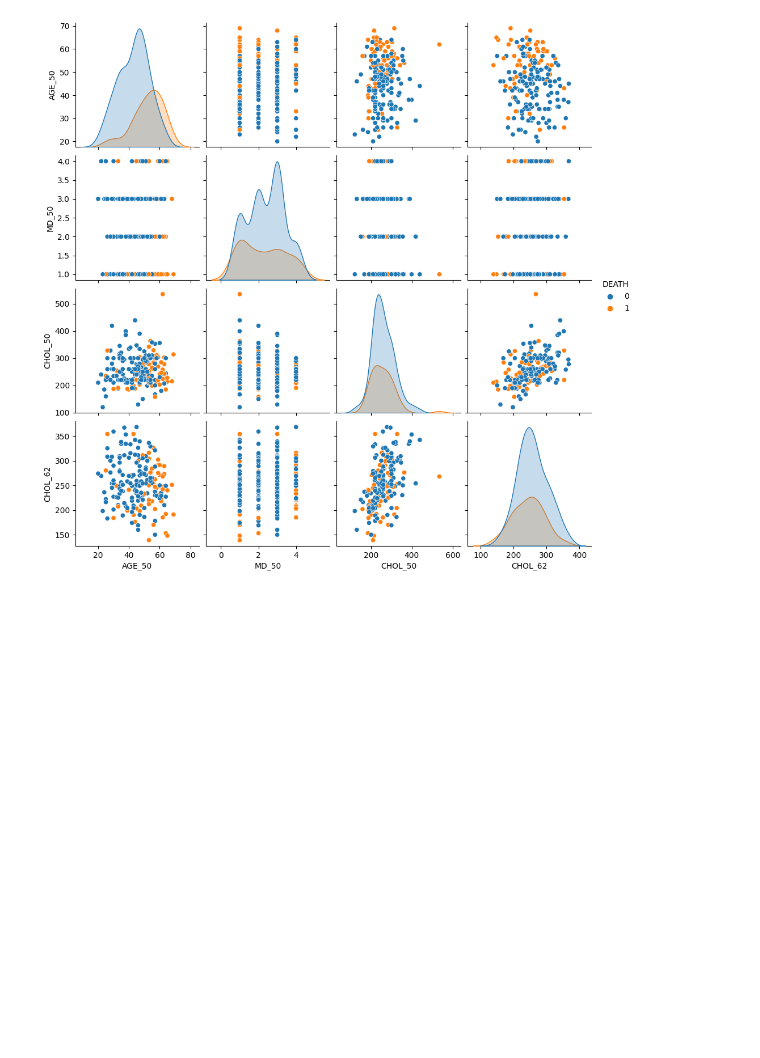
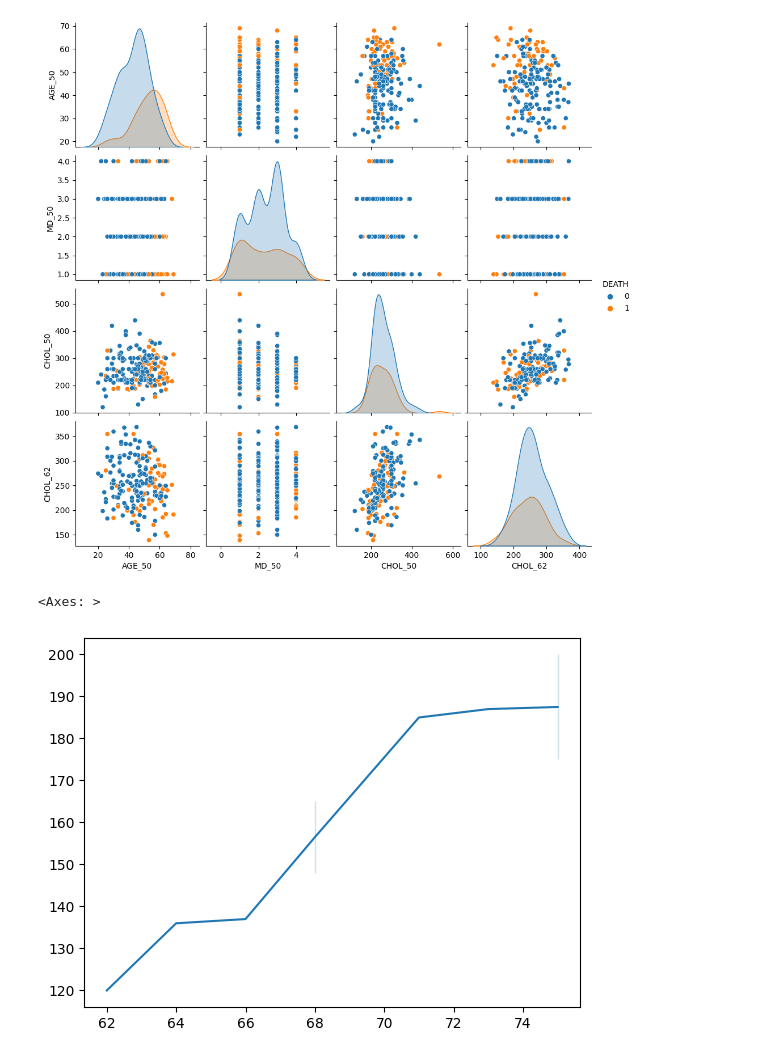
Before and after one commit to ibrahimediz/DeepLearningFundamentals, a Jupyter notebook: Egzersiz/Harun/01_01_Pandas.ipynb, the cells around one changed output. Drawn from its saved outputs; the diff is of its cells as text; code cells hidden in the pictures; blank space fills up the shorter version.

```diff
--- a/Egzersiz/Harun/01_01_Pandas.ipynb
+++ b/Egzersiz/Harun/01_01_Pandas.ipynb
@@ -138,3 +139,14 @@ sns.pairplot(df_ornek, hue="DEATH")
 # %% [output]
 <seaborn.axisgrid.PairGrid at 0x...>
 [figure]
+# %%
+import pandas as pd
+import numpy as np
+import seaborn as sns
+
+boy = [62,64,68,75,66,68,71,75,73]
+en = [120,136,148,175,137,165,185,200,187]
+sns.lineplot(x=boy, y = en)
+# %% [output]
+<Axes: >
+[figure, added]
```
Also changed, not shown: parts of 6 cells of this notebook, 47 other files.
